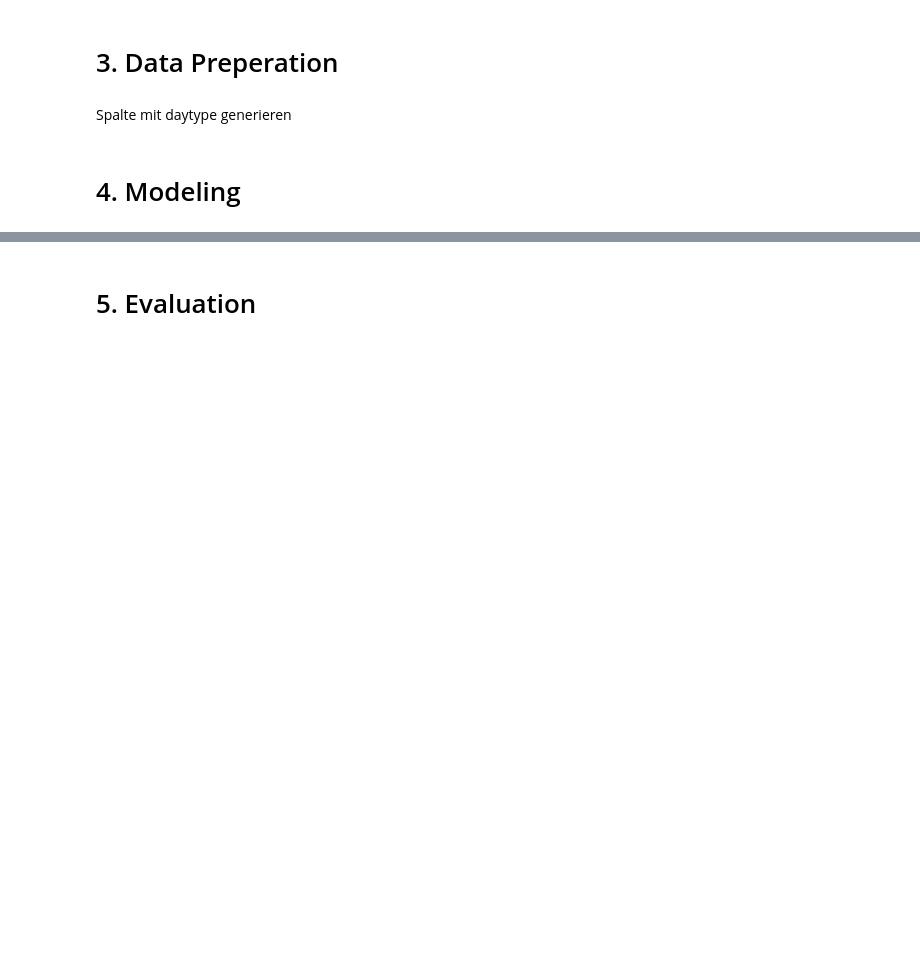
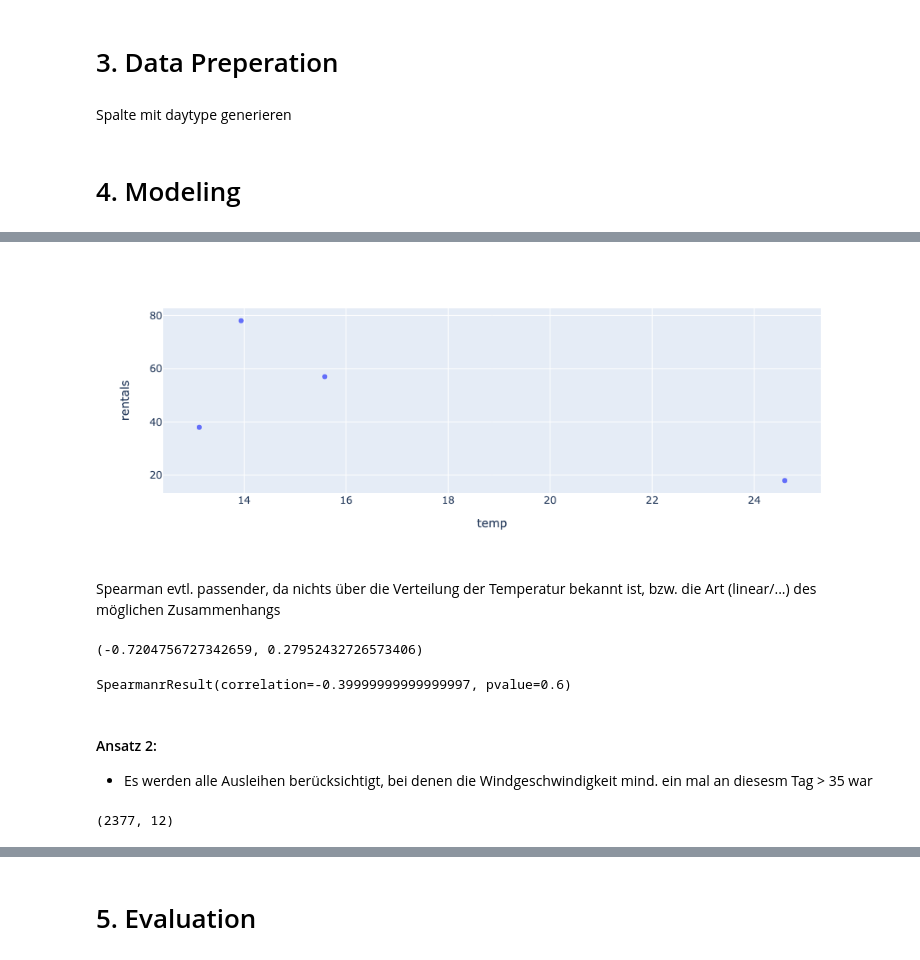
Before and after one commit to MarcWoerner/dabi-1, a Jupyter notebook: EDA_DABI.ipynb, the cells around one changed output, grey strips where cells are left out. Cells and saved outputs as stored; diff of their text form; code cells hidden in the pictures; blank space fills up the shorter version.

Commit message:
Korrelation Windgeschwindigkeit Temperatur

```diff
--- a/EDA_DABI.ipynb
+++ b/EDA_DABI.ipynb
@@ -70,0 +78,3 @@ df['ym-date'] = df.datetime.dt.strftime('%Y-%m')
+# %%
+df_slice = df[(df.holiday == 1) & (df.windspeed > 35) & (df.registered_customer == 0)]
+df_slice.shape
@@ -70,0 +83,3 @@ df['ym-date'] = df.datetime.dt.strftime('%Y-%m')
+# %%
+df_temp_rentals = df_slice.groupby("temp")[["datetime"]].count().reset_index().rename({"datetime":"rentals"}, axis=1)
+df_temp_rentals
@@ -70,0 +92,17 @@ df['ym-date'] = df.datetime.dt.strftime('%Y-%m')
+# %%
+px.scatter(df_temp_rentals, x="temp", y="rentals")
+# %% [output]
+[figure, added]
+# %% [markdown]
+Spearman evtl. passender, da nichts über die Verteilung der Temperatur bekannt ist, bzw. die Art (linear/...) des möglichen Zusammenhangs
+# %%
+pearsonr(df_temp_rentals["temp"], df_temp_rentals["rentals"])
+# %% [output]
+(-0.7204756727342659, 0.27952432726573406)
+# %%
+spearmanr(df_temp_rentals["temp"], df_temp_rentals["rentals"])
+# %% [output]
+SpearmanrResult(correlation=-0.39999999999999997, pvalue=0.6)
+# %% [markdown]
+#### Ansatz 2:
+- Es werden alle Ausleihen berücksichtigt, bei denen die Windgeschwindigkeit mind. ein mal an diesesm Tag > 35 war
@@ -70,0 +113,5 @@ df['ym-date'] = df.datetime.dt.strftime('%Y-%m')
+# %%
+df_slice_full = df_slice[df_slice.datetime.dt.date.isin(dates_above_35.datetime.dt.date)]
+df_slice_full.shape
+# %% [output]
+(2377, 12)
```
Also changed, not shown: parts of 14 cells of this notebook, 1 other file.
